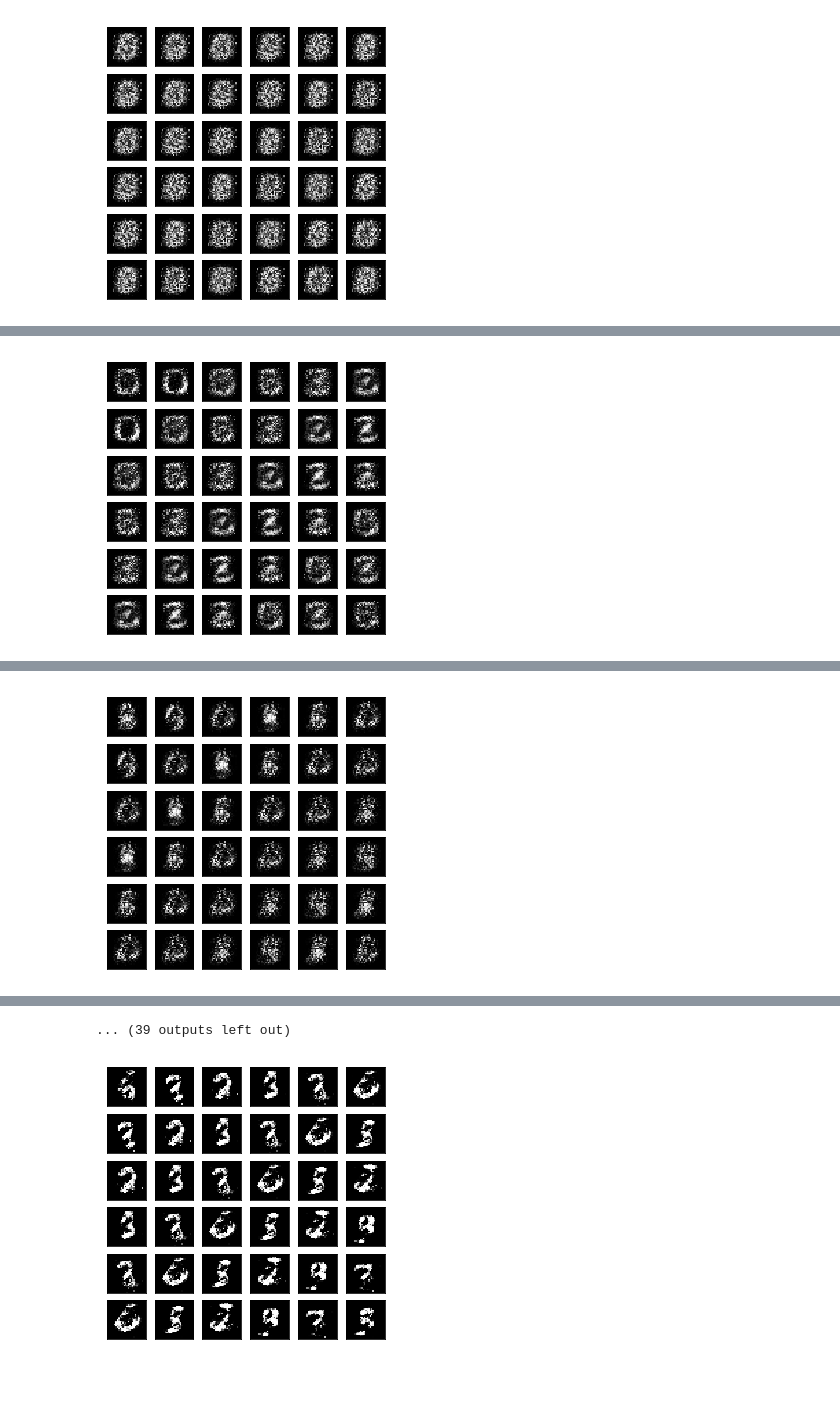
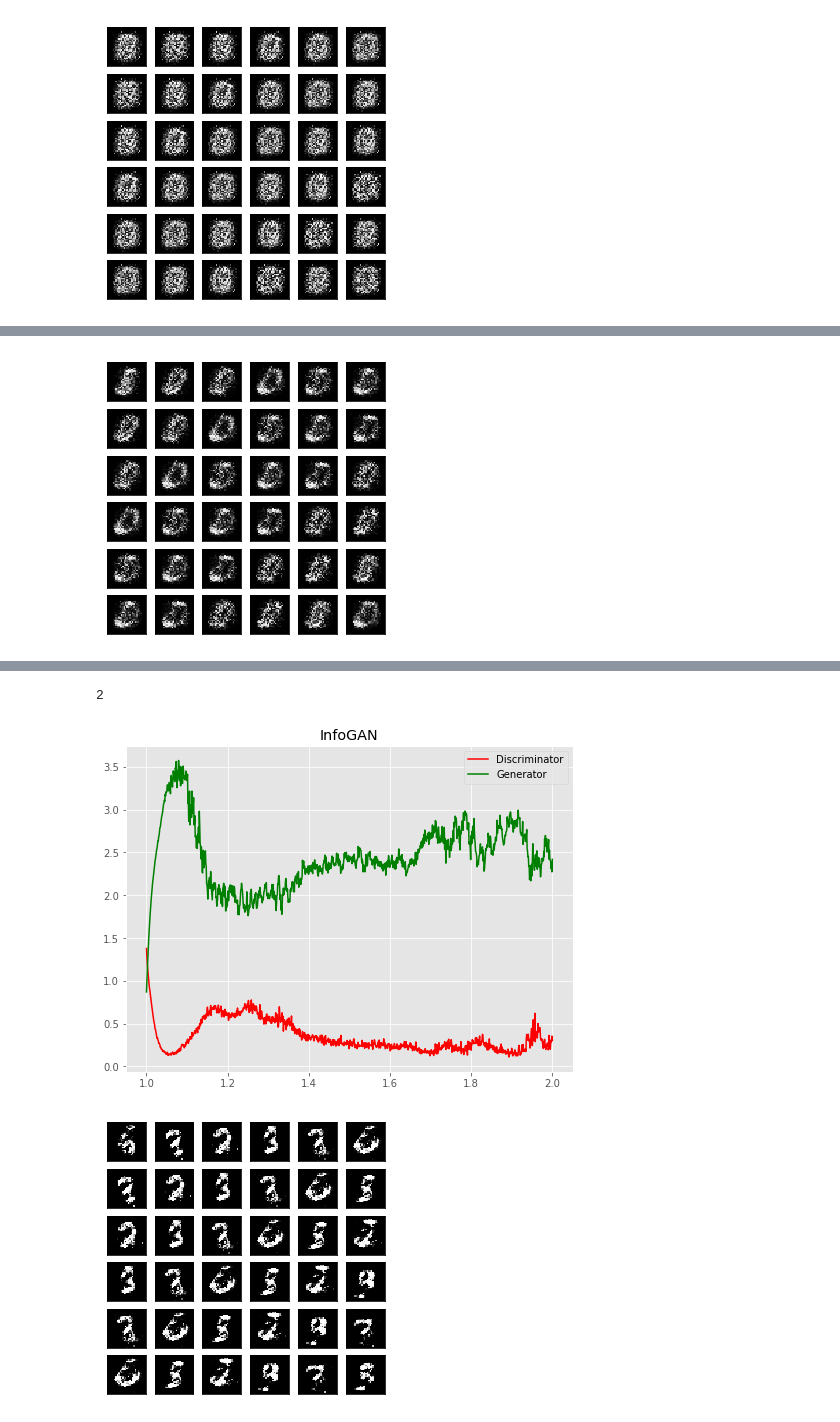
Before and after one commit to shayneobrien/generative-models, a Jupyter notebook: notebooks/11-information-gan.ipynb, the cells around one changed output, grey strips where cells are left out. Cells and saved outputs as stored; diff of their text form; code cells hidden in the pictures; blank space fills up the shorter version.

```diff
--- a/notebooks/11-information-gan.ipynb
+++ b/notebooks/11-information-gan.ipynb
@@ -51,7 +51,7 @@ def to_cuda(x):
 %matplotlib inline
 
 # Load in binarized MNIST data, separate into data loaders
-# train_iter, val_iter, test_iter = get_data()
+train_iter, val_iter, test_iter = get_data()
 
 
 class Generator(nn.Module):
@@ -416,7 +416,7 @@ trainer = InfoGANTrainer(model=model,
                          test_iter=test_iter,
                          viz=True)
 
-trainer.train(num_epochs=25,
+trainer.train(num_epochs=2,
               G_lr=2e-4,
               D_lr=2e-4,
               D_steps=1)
@@ -426 +426 @@ Epoch[1/25], G Loss: 2.3694, D Loss: 0.4443, MI Loss: 2.9285
-[figure, old version]
+[figure, new version]
@@ -428 +428 @@ Epoch[2/25], G Loss: 2.5334, D Loss: 0.2534, MI Loss: 1.1653
-[figure, old version]
+[figure, new version]
@@ -430 +428,0 @@ Epoch[3/25], G Loss: 1.9878, D Loss: 0.4325, MI Loss: 0.1370
-[figure, removed]
@@ -436,4 +429,11 @@ Epoch[6/25], G Loss: 2.1820, D Loss: 0.5178, MI Loss: 0.0810
-... (39 outputs left out)
+# %%
+trainer.num_epochs
+# %% [output]
+2
+# %%
+trainer.viz_loss()
+# %% [output]
+[figure, added]
 # %%
 # c does not innately correspond to the digit being produced
 # These seem to be 3. They would be crisper given a stronger GAN architecture.
```
Also changed, not shown: parts of 1 cell of this notebook, 13 other files.
